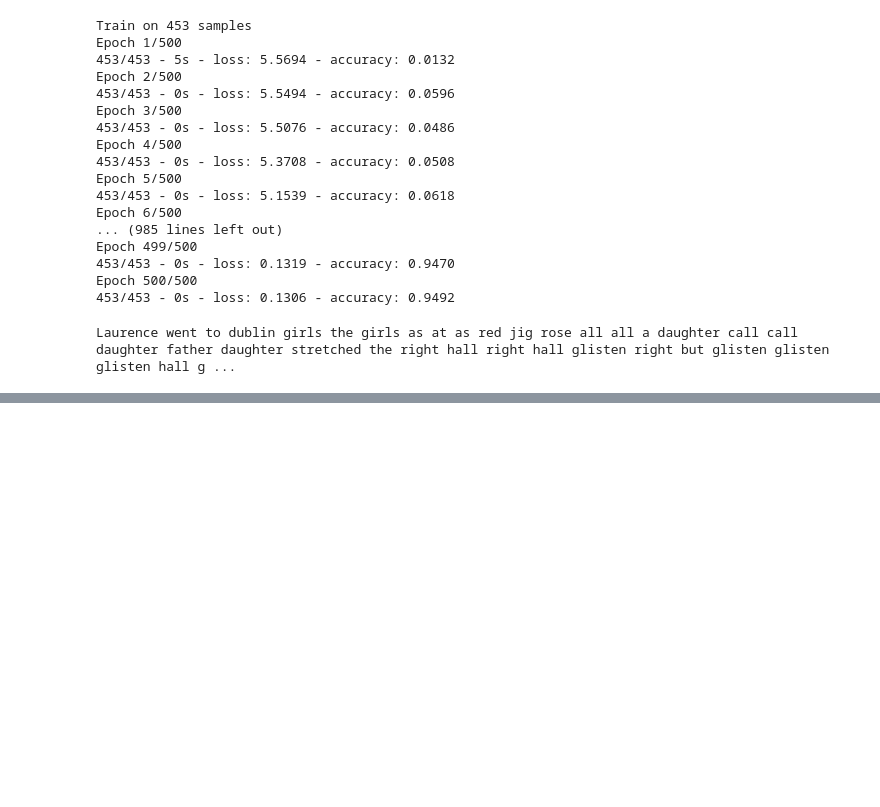
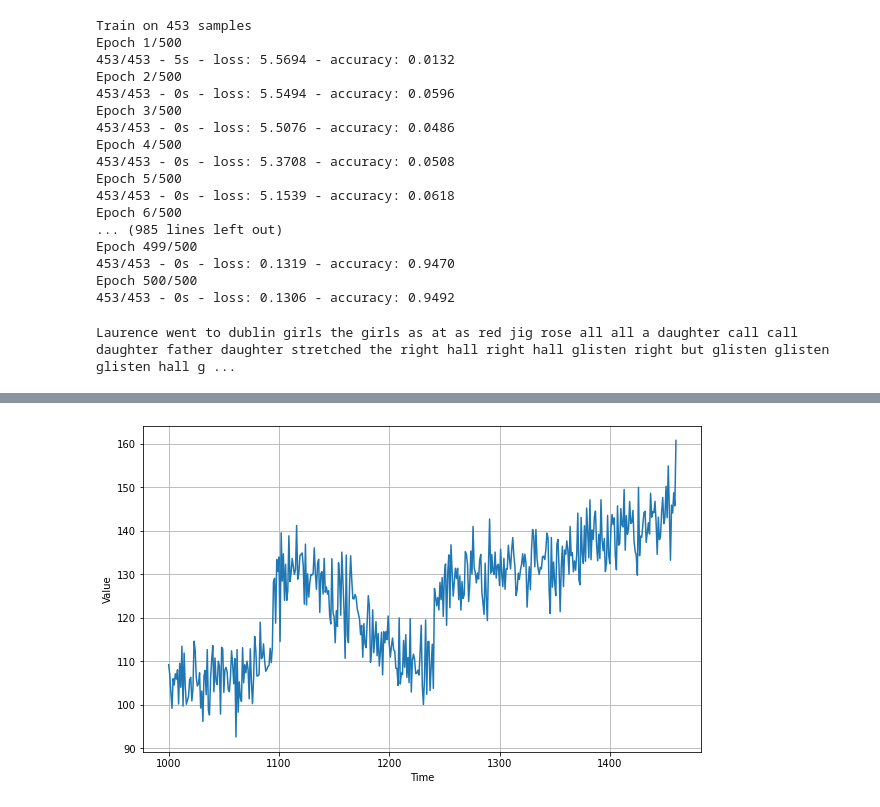
Before and after one commit to hheimpel/TensorFlow, a Jupyter notebook: TensorFlow2_0.ipynb, the cells around one changed output, grey strips where cells are left out. Cells and saved outputs as stored; diff of their text form; code cells hidden in the pictures; blank space fills up the shorter version.

Commit message:
Time Series

```diff
--- a/TensorFlow2_0.ipynb
+++ b/TensorFlow2_0.ipynb
@@ -300,0 +412,7 @@ Laurence went to dublin girls the girls as at as red jig rose all all a daughter
+# %%
+import matplotlib.pyplot as plt
+
+plt.figure(figsize=(10, 6))
+plot_series(time_valid, x_valid)
+# %% [output]
+[figure, added]
```
Also changed, not shown: parts of 11 cells of this notebook.
